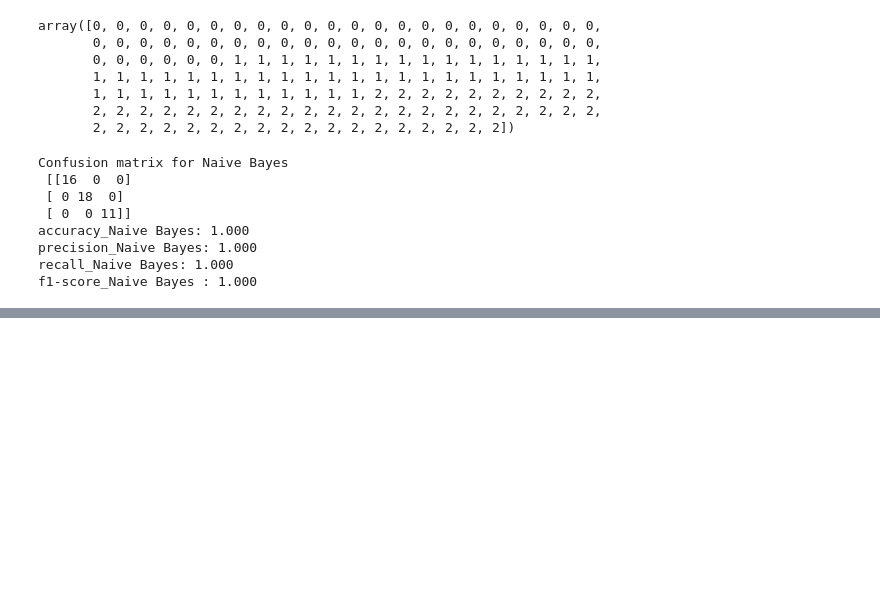
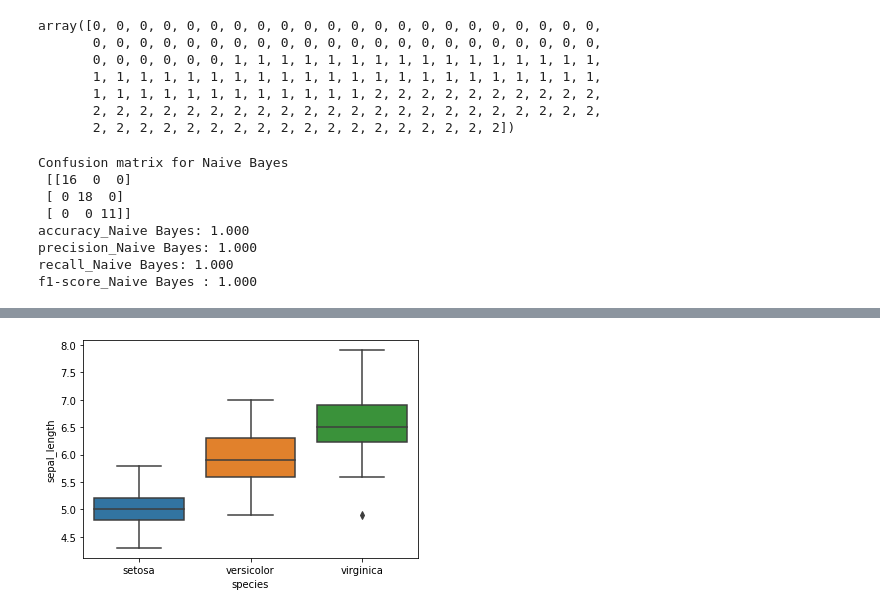
Before and after one commit to Rosita19/datamining, a Jupyter notebook: _sources/Penambangan Data.ipynb, the cells around one changed output, grey strips where cells are left out. Cells and saved outputs as stored; diff of their text form; code cells hidden in the pictures; blank space fills up the shorter version.

```diff
--- a/_sources/Penambangan Data.ipynb
+++ b/_sources/Penambangan Data.ipynb
@@ -816,0 +912,5 @@ f1-score_Naive Bayes : 1.000
+# %%
+sns.boxplot(x="species",y="sepal_length",data=iris)
+plt.show()
+# %% [output]
+[figure, added]
```
Also changed, not shown: parts of 20 cells of this notebook, 12 other files.
